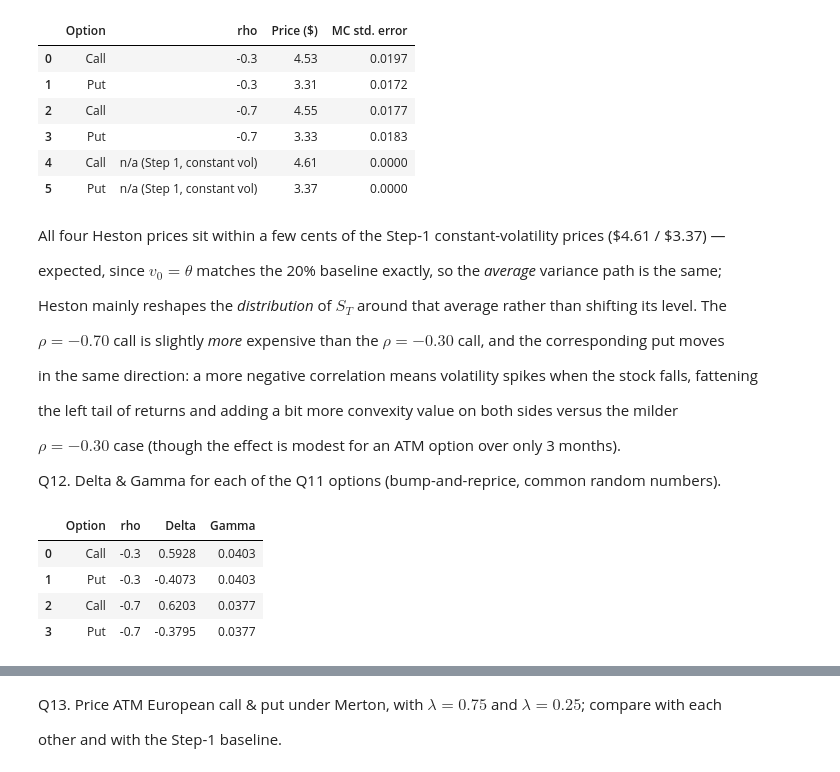
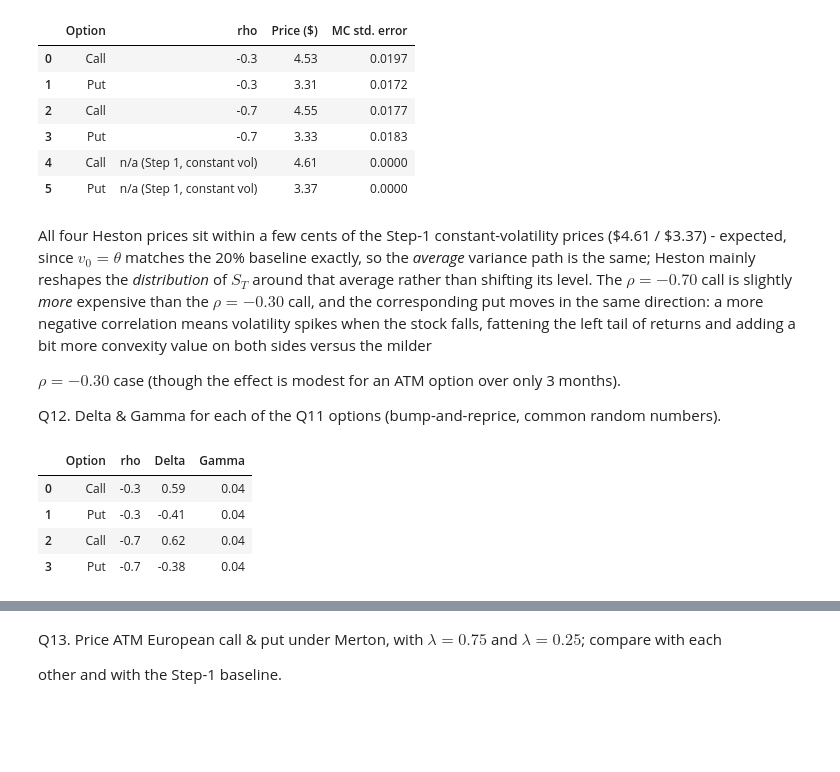
Before and after one commit to gurureryne17/HACS409-R234881Y-GURURE-RYNE-Assignment, a Jupyter notebook: R234881Y.ipynb, the cells around one changed output, grey strips where cells are left out. Saved outputs shown, nothing was run; the diff lists cells and outputs as text; code cells hidden in the pictures; blank space fills up the shorter version.

```diff
--- a/R234881Y.ipynb
+++ b/R234881Y.ipynb
@@ -817,86 +528,31 @@ tab_q11
 | 4 | Call | n/a (Step 1, constant vol) | 4.61 | 0.0000 |
 | 5 | Put | n/a (Step 1, constant vol) | 3.37 | 0.0000 |
 # %% [markdown]
-All four Heston prices sit within a few cents of the Step-1 constant-volatility prices (\$4.61 / \$3.37) —
-
-
-
-
-
-
-
+All four Heston prices sit within a few cents of the Step-1 constant-volatility prices (\$4.61 / \$3.37) -
 expected, since $v_0=\theta$ matches the 20% baseline exactly, so the *average* variance path is the same;
-
-
-
-
-
-
-
 Heston mainly reshapes the *distribution* of $S_T$ around that average rather than shifting its level. The
-
-
-
-
-
-
-
 $\rho=-0.70$ call is slightly *more* expensive than the $\rho=-0.30$ call, and the corresponding put moves
-
-
-
-
-
-
-
 in the same direction: a more negative correlation means volatility spikes when the stock falls, fattening
-
-
-
-
-
-
-
 the left tail of returns and adding a bit more convexity value on both sides versus the milder
-
-
-
-
-
-
 
 $\rho=-0.30$ case (though the effect is modest for an ATM option over only 3 months).
 
-
-
-
-
-
-
-
-
-
-
-
-
-
-
 Q12. Delta & Gamma for each of the Q11 options (bump-and-reprice, common random numbers).
 # %%
 rows = []
 for rho in (-0.30, -0.70):
     dC, gC = heston_greeks_mc(S0, K0, r, V0_H, KAPPA_H, THETA_H, XI_H, rho, T, "call", n_paths=60000)
     dP, gP = heston_greeks_mc(S0, K0, r, V0_H, KAPPA_H, THETA_H, XI_H, rho, T, "put",  n_paths=60000)
-    rows.append(["Call", rho, round(dC, 4), round(gC, 4)])
-    rows.append(["Put",  rho, round(dP, 4), round(gP, 4)])
+    rows.append(["Call", rho, round(dC, 2), round(gC, 2)])
+    rows.append(["Put",  rho, round(dP, 2), round(gP, 2)])
 tab_q12 = pd.DataFrame(rows, columns=["Option", "rho", "Delta", "Gamma"])
 
 tab_q12
 # %% [output]
 |  | Option | rho | Delta | Gamma |
-| 0 | Call | -0.3 | 0.5928 | 0.0403 |
-| 1 | Put | -0.3 | -0.4073 | 0.0403 |
-| 2 | Call | -0.7 | 0.6203 | 0.0377 |
-| 3 | Put | -0.7 | -0.3795 | 0.0377 |
+| 0 | Call | -0.3 | 0.59 | 0.04 |
+| 1 | Put | -0.3 | -0.41 | 0.04 |
+| 2 | Call | -0.7 | 0.62 | 0.04 |
+| 3 | Put | -0.7 | -0.38 | 0.04 |
 # %% [markdown]
 Deltas remain close to the Step-1 constant-vol Deltas (≈ 0.57 / −0.43), with the call Delta drifting
```
Also changed, not shown: parts of 28 cells of this notebook.
